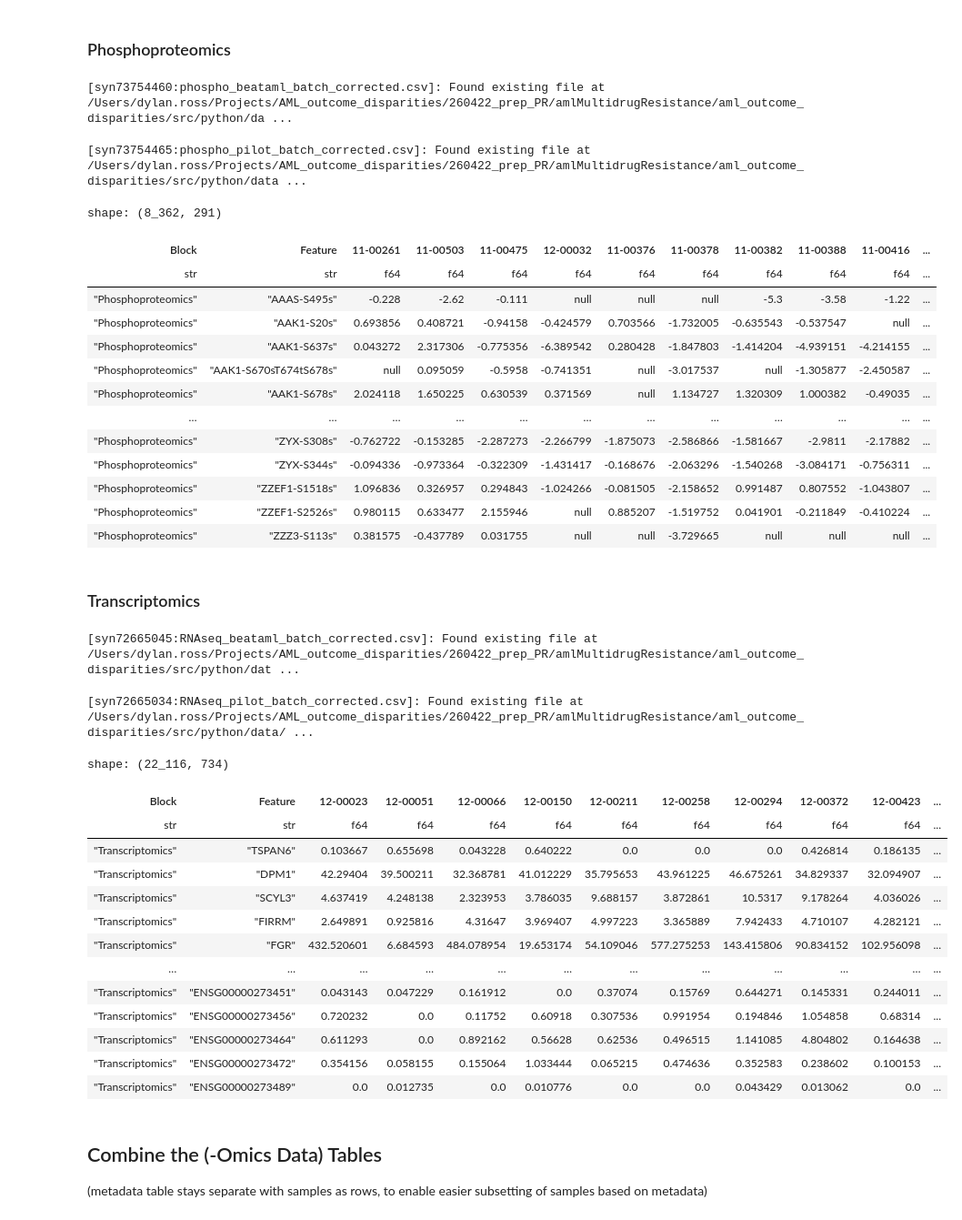
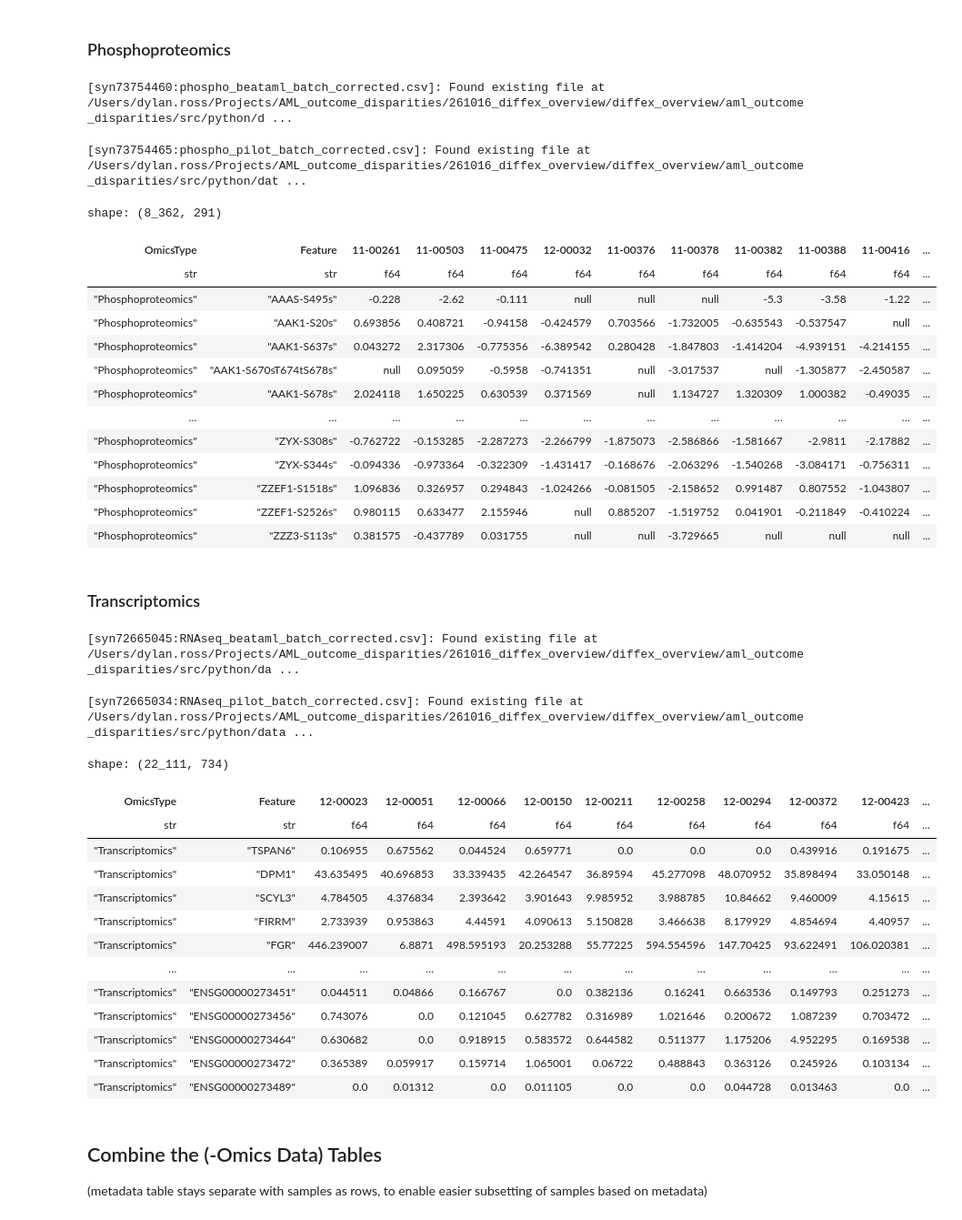
Before and after one commit to PNNL-CompBio/amlMultidrugResistance, a Jupyter notebook: aml_outcome_disparities/analysis/mutations/1_combined_data_table.ipynb, the cells around one changed output. Shown at 91% size. Drawn from its saved outputs; the diff is of its cells as text; code cells hidden in the pictures.

Commit message:
update combined data table

```diff
--- a/aml_outcome_disparities/analysis/mutations/1_combined_data_table.ipynb
+++ b/aml_outcome_disparities/analysis/mutations/1_combined_data_table.ipynb
@@ -369,16 +367,16 @@ phospho = (
         column_names=_df["None"].to_list()
     )
     .select(
-        pl.lit("Phosphoproteomics").alias("Block"),
-        pl.exclude("Block")
+        pl.lit("Phosphoproteomics").alias("OmicsType"),
+        pl.exclude("OmicsType")
     )
 )
 phospho
 # %% [output]
-[syn73754460:phospho_beataml_batch_corrected.csv]: Found existing file at /Users/dylan.ross/Projects/AML_outcome_disparities/260422_prep_PR/amlMultidrugResistance/aml_outcome_disparities/src/python/da ...
+[syn73754460:phospho_beataml_batch_corrected.csv]: Found existing file at /Users/dylan.ross/Projects/AML_outcome_disparities/261016_diffex_overview/diffex_overview/aml_outcome_disparities/src/python/d ...
-[syn73754465:phospho_pilot_batch_corrected.csv]: Found existing file at /Users/dylan.ross/Projects/AML_outcome_disparities/260422_prep_PR/amlMultidrugResistance/aml_outcome_disparities/src/python/data ...
+[syn73754465:phospho_pilot_batch_corrected.csv]: Found existing file at /Users/dylan.ross/Projects/AML_outcome_disparities/261016_diffex_overview/diffex_overview/aml_outcome_disparities/src/python/dat ...
 shape: (8_362, 291)
-| Block | Feature | 11-00261 | 11-00503 | 11-00475 | 12-00032 | 11-00376 | 11-00378 | 11-00382 | 11-00388 | 11-00416 | ... |
+| OmicsType | Feature | 11-00261 | 11-00503 | 11-00475 | 12-00032 | 11-00376 | 11-00378 | 11-00382 | 11-00388 | 11-00416 | ... |
 | str | str | f64 | f64 | f64 | f64 | f64 | f64 | f64 | f64 | f64 | ... |
 | "Phosphoproteomics" | "AAAS-S495s" | -0.228 | -2.62 | -0.111 | null | null | null | -5.3 | -3.58 | -1.22 | ... |
 | "Phosphoproteomics" | "AAK1-S20s" | 0.693856 | 0.408721 | -0.94158 | -0.424579 | 0.703566 | -1.732005 | -0.635543 | -0.537547 | null | ... |
@@ -409,51 +407,51 @@ def rename_redundant_columns(df):
 _ptrc, _pilot = import_rna(SYN)
 rna = (
     (_df :=
         pl.concat(
             [
                 pl.from_pandas(
                     # rename duplicated columns with suffixes __1, __2, etc.
                     rename_redundant_columns(_ptrc.loc[:, pd.notnull(_ptrc.columns)]),
                     include_index=True
                 ),
                 pl.from_pandas(
                     # rename duplicated columns with suffixes __1, __2, etc.
                     rename_redundant_columns(_pilot.loc[:, pd.notnull(_pilot.columns)]),
                     include_index=True
                 ),
             ],
             how="diagonal"
         )
     )
     .select(pl.exclude("None"))
     .transpose(
         include_header=True,
         header_name="Feature",
         column_names=_df["None"].to_list()
     )
     .select(
-        pl.lit("Transcriptomics").alias("Block"),
-        pl.exclude("Block")
+        pl.lit("Transcriptomics").alias("OmicsType"),
+        pl.exclude("OmicsType")
     )
 )
 rna
 # %% [output]
-[syn72665045:RNAseq_beataml_batch_corrected.csv]: Found existing file at /Users/dylan.ross/Projects/AML_outcome_disparities/260422_prep_PR/amlMultidrugResistance/aml_outcome_disparities/src/python/dat ...
+[syn72665045:RNAseq_beataml_batch_corrected.csv]: Found existing file at /Users/dylan.ross/Projects/AML_outcome_disparities/261016_diffex_overview/diffex_overview/aml_outcome_disparities/src/python/da ...
-[syn72665034:RNAseq_pilot_batch_corrected.csv]: Found existing file at /Users/dylan.ross/Projects/AML_outcome_disparities/260422_prep_PR/amlMultidrugResistance/aml_outcome_disparities/src/python/data/ ...
+[syn72665034:RNAseq_pilot_batch_corrected.csv]: Found existing file at /Users/dylan.ross/Projects/AML_outcome_disparities/261016_diffex_overview/diffex_overview/aml_outcome_disparities/src/python/data ...
-shape: (22_116, 734)
+shape: (22_111, 734)
-| Block | Feature | 12-00023 | 12-00051 | 12-00066 | 12-00150 | 12-00211 | 12-00258 | 12-00294 | 12-00372 | 12-00423 | ... |
+| OmicsType | Feature | 12-00023 | 12-00051 | 12-00066 | 12-00150 | 12-00211 | 12-00258 | 12-00294 | 12-00372 | 12-00423 | ... |
 | str | str | f64 | f64 | f64 | f64 | f64 | f64 | f64 | f64 | f64 | ... |
-| "Transcriptomics" | "TSPAN6" | 0.103667 | 0.655698 | 0.043228 | 0.640222 | 0.0 | 0.0 | 0.0 | 0.426814 | 0.186135 | ... |
-| "Transcriptomics" | "DPM1" | 42.29404 | 39.500211 | 32.368781 | 41.012229 | 35.795653 | 43.961225 | 46.675261 | 34.829337 | 32.094907 | ... |
-| "Transcriptomics" | "SCYL3" | 4.637419 | 4.248138 | 2.323953 | 3.786035 | 9.688157 | 3.872861 | 10.5317 | 9.178264 | 4.036026 | ... |
-| "Transcriptomics" | "FIRRM" | 2.649891 | 0.925816 | 4.31647 | 3.969407 | 4.997223 | 3.365889 | 7.942433 | 4.710107 | 4.282121 | ... |
-| "Transcriptomics" | "FGR" | 432.520601 | 6.684593 | 484.078954 | 19.653174 | 54.109046 | 577.275253 | 143.415806 | 90.834152 | 102.956098 | ... |
+| "Transcriptomics" | "TSPAN6" | 0.106955 | 0.675562 | 0.044524 | 0.659771 | 0.0 | 0.0 | 0.0 | 0.439916 | 0.191675 | ... |
+| "Transcriptomics" | "DPM1" | 43.635495 | 40.696853 | 33.339435 | 42.264547 | 36.89594 | 45.277098 | 48.070952 | 35.898494 | 33.050148 | ... |
+| "Transcriptomics" | "SCYL3" | 4.784505 | 4.376834 | 2.393642 | 3.901643 | 9.985952 | 3.988785 | 10.84662 | 9.460009 | 4.15615 | ... |
+| "Transcriptomics" | "FIRRM" | 2.733939 | 0.953863 | 4.44591 | 4.090613 | 5.150828 | 3.466638 | 8.179929 | 4.854694 | 4.40957 | ... |
+| "Transcriptomics" | "FGR" | 446.239007 | 6.8871 | 498.595193 | 20.253288 | 55.77225 | 594.554596 | 147.70425 | 93.622491 | 106.020381 | ... |
 | … | … | … | … | … | … | … | … | … | … | … | ... |
-| "Transcriptomics" | "ENSG00000273451" | 0.043143 | 0.047229 | 0.161912 | 0.0 | 0.37074 | 0.15769 | 0.644271 | 0.145331 | 0.244011 | ... |
-| "Transcriptomics" | "ENSG00000273456" | 0.720232 | 0.0 | 0.11752 | 0.60918 | 0.307536 | 0.991954 | 0.194846 | 1.054858 | 0.68314 | ... |
-| "Transcriptomics" | "ENSG00000273464" | 0.611293 | 0.0 | 0.892162 | 0.56628 | 0.62536 | 0.496515 | 1.141085 | 4.804802 | 0.164638 | ... |
-| "Transcriptomics" | "ENSG00000273472" | 0.354156 | 0.058155 | 0.155064 | 1.033444 | 0.065215 | 0.474636 | 0.352583 | 0.238602 | 0.100153 | ... |
-| "Transcriptomics" | "ENSG00000273489" | 0.0 | 0.012735 | 0.0 | 0.010776 | 0.0 | 0.0 | 0.043429 | 0.013062 | 0.0 | ... |
+| "Transcriptomics" | "ENSG00000273451" | 0.044511 | 0.04866 | 0.166767 | 0.0 | 0.382136 | 0.16241 | 0.663536 | 0.149793 | 0.251273 | ... |
+| "Transcriptomics" | "ENSG00000273456" | 0.743076 | 0.0 | 0.121045 | 0.627782 | 0.316989 | 1.021646 | 0.200672 | 1.087239 | 0.703472 | ... |
+| "Transcriptomics" | "ENSG00000273464" | 0.630682 | 0.0 | 0.918915 | 0.583572 | 0.644582 | 0.511377 | 1.175206 | 4.952295 | 0.169538 | ... |
+| "Transcriptomics" | "ENSG00000273472" | 0.365389 | 0.059917 | 0.159714 | 1.065001 | 0.06722 | 0.488843 | 0.363126 | 0.245926 | 0.103134 | ... |
+| "Transcriptomics" | "ENSG00000273489" | 0.0 | 0.01312 | 0.0 | 0.011105 | 0.0 | 0.0 | 0.044728 | 0.013463 | 0.0 | ... |
 # %% [markdown]
 ## Combine the (-Omics Data) Tables
 (metadata table stays separate with samples as rows, to enable easier subsetting of samples based on metadata)
```
Also changed, not shown: parts of 12 cells of this notebook.
